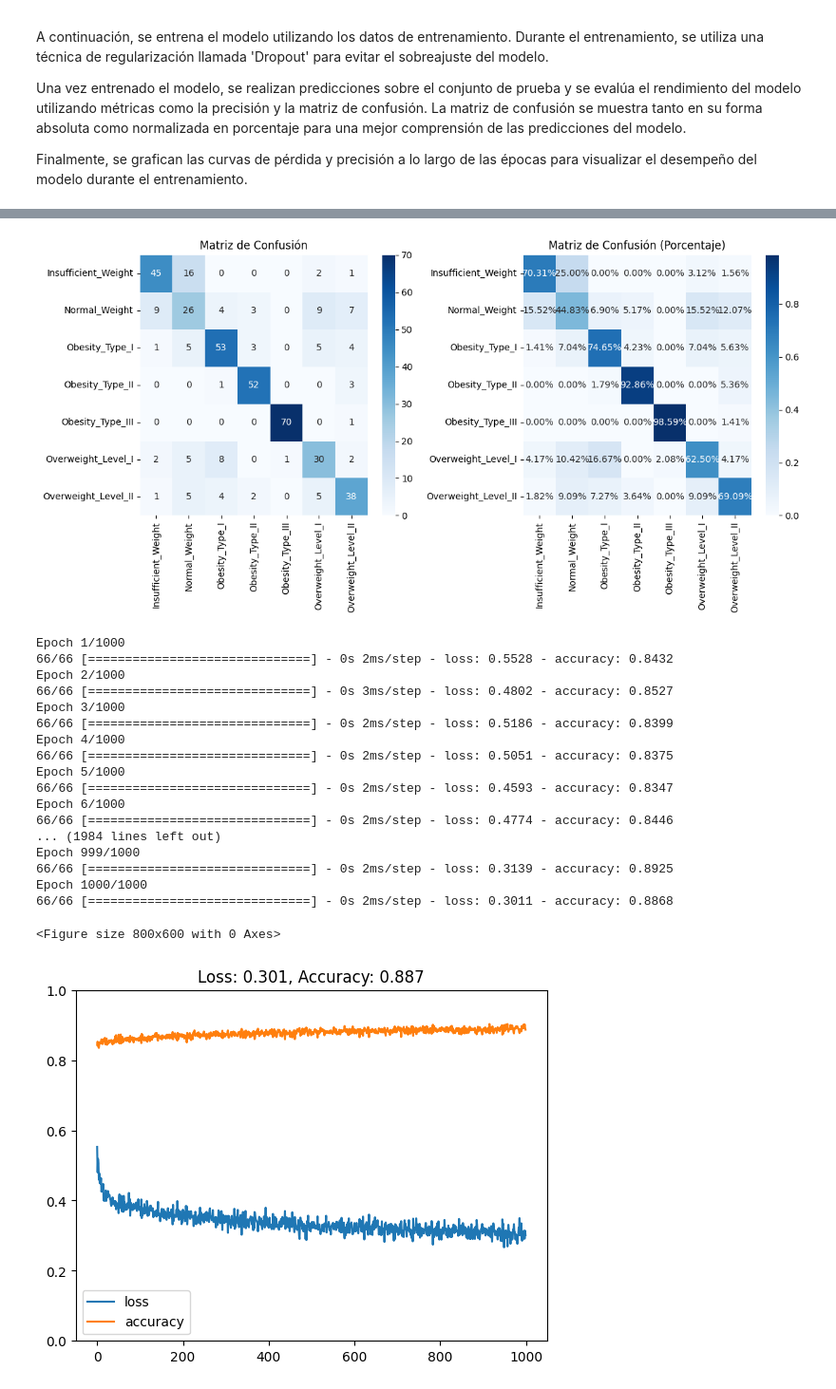
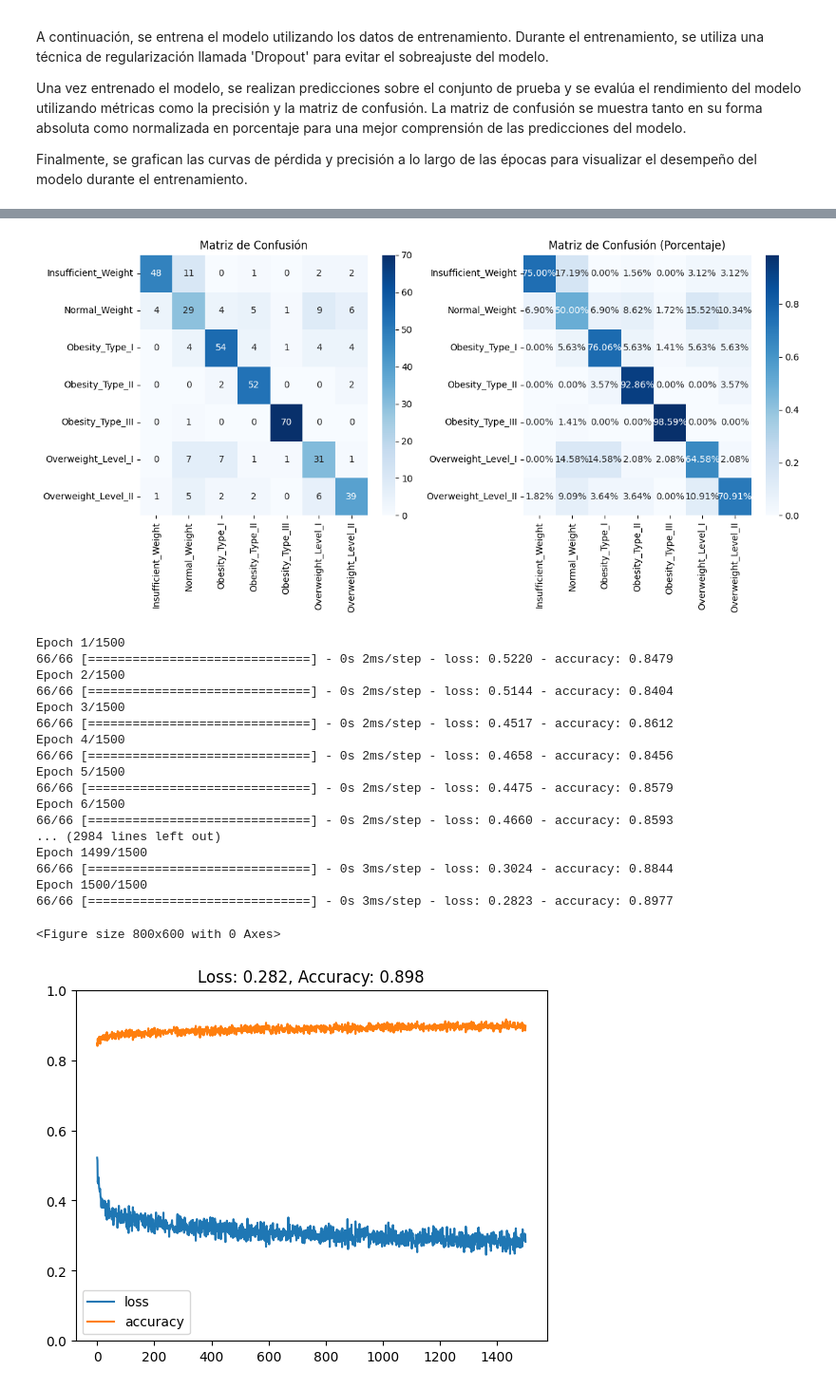
Before and after one commit to srodriguezc91/Proyecto_final_ML_V1, a Jupyter notebook: Código/2_aprendizaje_supervisado.ipynb, the cells around one changed output, grey strips where cells are left out. Shown at 95% size. Drawn from its saved outputs; the diff is of its cells as text; code cells hidden in the pictures.

```diff
--- a/Código/2_aprendizaje_supervisado.ipynb
+++ b/Código/2_aprendizaje_supervisado.ipynb
@@ -412,7 +412,7 @@ modelo.compile(optimizer='adam', loss='sparse_categorical_crossentropy', metrics
 
 # Entrenar el modelo con la semilla de TensorFlow establecida
 tf.random.set_seed(123)
-history = modelo.fit(X_train, y_train, epochs=1000, batch_size=32, validation_data=(X_test, y_test), verbose=1)
+history = modelo.fit(X_train, y_train, epochs=1500, batch_size=32, validation_data=(X_test, y_test), verbose=1)
 
 modelo.summary()
 
@@ -445,7 +445,7 @@ plt.tight_layout()
 plt.show()
 
 tf.random.set_seed(123)
-history = modelo.fit(x=X, y=y, verbose=1, epochs=1000)
+history = modelo.fit(x=X, y=y, verbose=1, epochs=1500)
 
 def plot_loss_accuracy(history):
     np.random.seed(123)  # Establecer la semilla para NumPy
@@ -474,27 +474,27 @@ Epoch 2/1000
 Trainable params: 10631 (41.53 KB)
 Non-trainable params: 0 (0.00 Byte)
 _________________________________________________________________
 14/14 [==============================] - 0s 1ms/step
-[figure, old version]
+[figure, new version]
-Epoch 1/1000
-66/66 [==============================] - 0s 2ms/step - loss: 0.5528 - accuracy: 0.8432
-Epoch 2/1000
-66/66 [==============================] - 0s 3ms/step - loss: 0.4802 - accuracy: 0.8527
-Epoch 3/1000
-66/66 [==============================] - 0s 2ms/step - loss: 0.5186 - accuracy: 0.8399
-Epoch 4/1000
-66/66 [==============================] - 0s 2ms/step - loss: 0.5051 - accuracy: 0.8375
-Epoch 5/1000
-66/66 [==============================] - 0s 2ms/step - loss: 0.4593 - accuracy: 0.8347
-Epoch 6/1000
-66/66 [==============================] - 0s 2ms/step - loss: 0.4774 - accuracy: 0.8446
-... (1984 lines left out)
-Epoch 999/1000
-66/66 [==============================] - 0s 2ms/step - loss: 0.3139 - accuracy: 0.8925
-Epoch 1000/1000
-66/66 [==============================] - 0s 2ms/step - loss: 0.3011 - accuracy: 0.8868
+Epoch 1/1500
+66/66 [==============================] - 0s 2ms/step - loss: 0.5220 - accuracy: 0.8479
+Epoch 2/1500
+66/66 [==============================] - 0s 2ms/step - loss: 0.5144 - accuracy: 0.8404
+Epoch 3/1500
+66/66 [==============================] - 0s 2ms/step - loss: 0.4517 - accuracy: 0.8612
+Epoch 4/1500
+66/66 [==============================] - 0s 2ms/step - loss: 0.4658 - accuracy: 0.8456
+Epoch 5/1500
+66/66 [==============================] - 0s 2ms/step - loss: 0.4475 - accuracy: 0.8579
+Epoch 6/1500
+66/66 [==============================] - 0s 2ms/step - loss: 0.4660 - accuracy: 0.8593
+... (2984 lines left out)
+Epoch 1499/1500
+66/66 [==============================] - 0s 3ms/step - loss: 0.3024 - accuracy: 0.8844
+Epoch 1500/1500
+66/66 [==============================] - 0s 3ms/step - loss: 0.2823 - accuracy: 0.8977
 <Figure size 800x600 with 0 Axes>
-[figure, old version]
+[figure, new version]
 # %%
 # Obtener los pesos de la primera capa densa
 pesos_primera_capa = modelo.layers[0].get_weights()[0]
```
Also changed, not shown: parts of 2 cells of this notebook, 1 other file.
